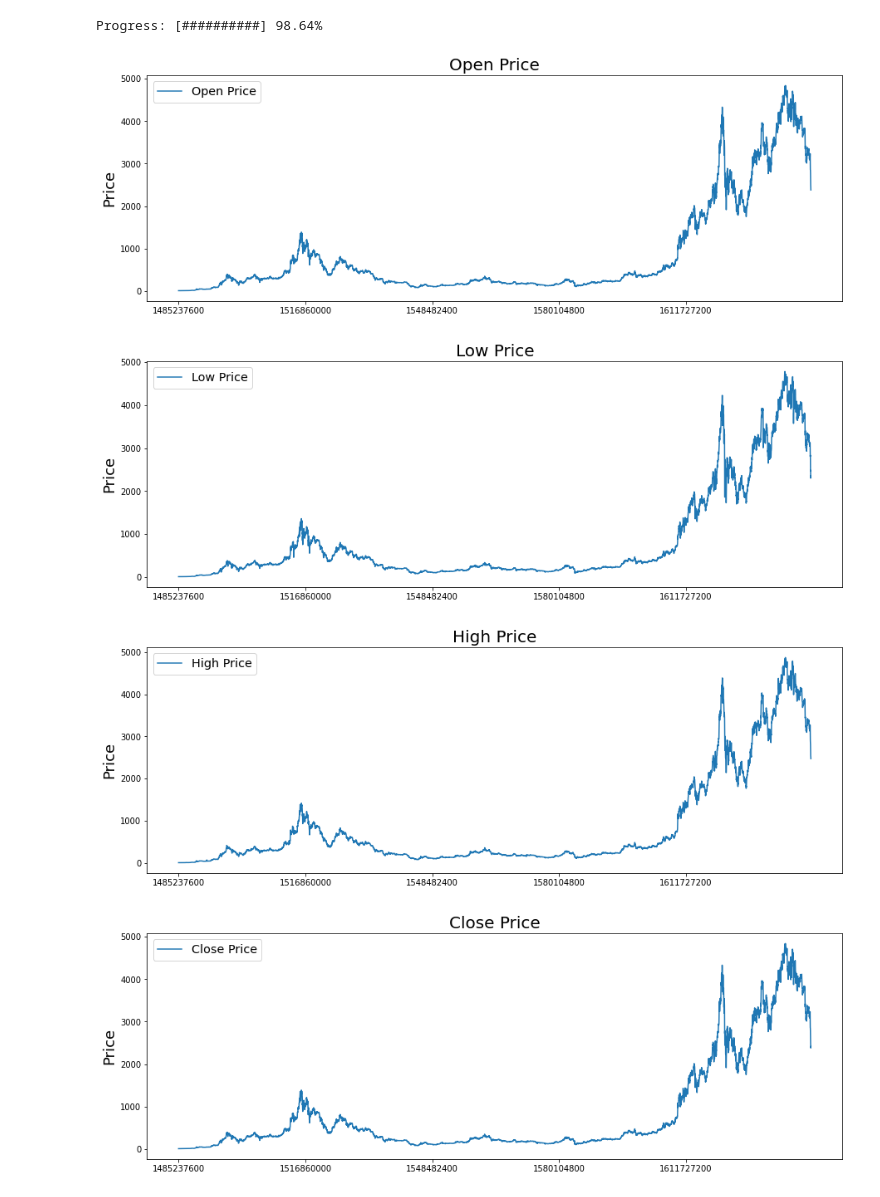
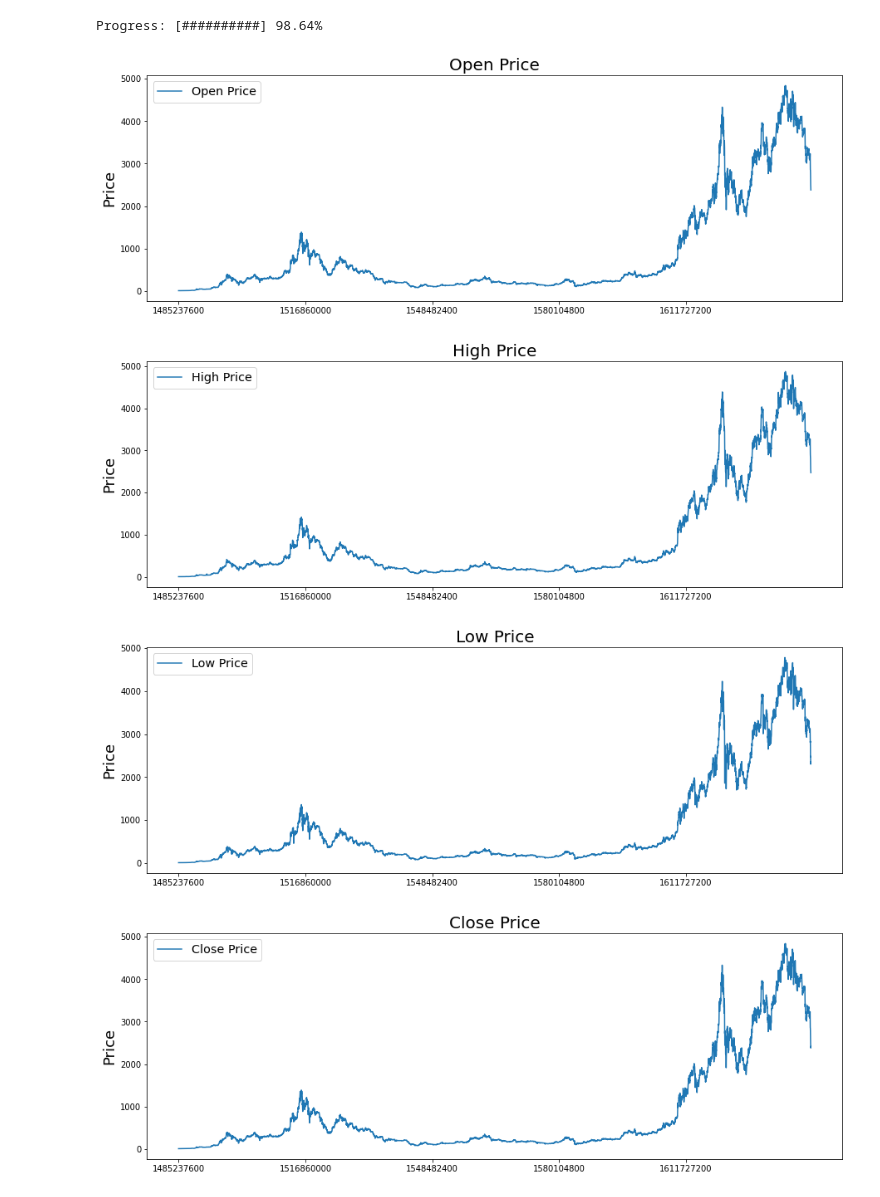
Before and after one commit to azhuang2024/trading_bot, a Jupyter notebook: blankly/data_preprocessing.ipynb, the cells around one changed output. Saved outputs shown, nothing was run; the diff lists cells and outputs as text; code cells hidden in the pictures.

Commit message:
data pre processed

```diff
--- a/blankly/data_preprocessing.ipynb
+++ b/blankly/data_preprocessing.ipynb
@@ -7,50 +7,27 @@ import matplotlib.pyplot as plt
 # %%
+# Load the data from blankly finance
 exchange = blankly.CoinbasePro(portfolio_name="my cool portfolio")
 paper_trade = blankly.PaperTrade(exchange, initial_account_values={'USD': 10000})
-eth_data = exchange.interface.history(symbol='ETH-USD', to='5y', resolution='6h', return_as='df')
-eth_data.at[594,'low'] = 305.29
+eth_hist = exchange.interface.history(symbol='ETH-USD', to='5y', resolution='6h', return_as='df')
+eth_hist.at[594,'low'] = 305.29 # manually fixed the data as the stock crashed for a split second
 # %% [output]
 INFO: "kucoin" not specified in preferences, defaulting to: "{'cash': 'USDT'}"
 INFO: "ftx" not specified in preferences, defaulting to: "{'cash': 'USD'}"
 INFO: "use_yfinance" not specified in preferences, defaulting to: "False"
 Progress: [##########] 98.64%
 # %%
-plt.figure(figsize=(15, 5))
-plt.plot(eth_data['open'])
-plt.xticks(range(0, eth_data.shape[0], 1464), eth_data['time'].loc[::1464], rotation=0)
-plt.ylabel('Price', fontsize=18)
-plt.title("Open Price", fontsize=20)
-plt.legend(['Open Price'], fontsize='x-large', loc='best')
-plt.show()
+eth_data = eth_hist # so that we don't have to get data from blankly every time
+# Used to plot OHLCV
+def price_plot(price_type):
+    plt.figure(figsize=(15, 5))
+    plt.plot(eth_data[price_type])
+    plt.xticks(range(0, eth_data.shape[0], 1464), eth_data['time'].loc[::1464], rotation=0)
+    if price_type == "volume":
+        title = price_type.capitalize()
+        plt.ylabel(title, fontsize=18)
+    else:
+        title = price_type.capitalize() + " Price"
+        plt.ylabel('Price', fontsize=18)
+    plt.title(title, fontsize=20)
+    plt.legend([title], fontsize='x-large', loc='best')
+    plt.show()
-# %% [output]
-[figure, removed]
-# %%
-plt.figure(figsize=(15, 5))
-plt.plot(eth_data['low'])
-plt.xticks(range(0, eth_data.shape[0], 1464), eth_data['time'].loc[::1464], rotation=0)
-plt.ylabel('Price', fontsize=18)
-plt.title("Low Price", fontsize=20)
-plt.legend(['Low Price'], fontsize='x-large', loc='best')
-plt.show()
-# %% [output]
-[figure, removed]
-# %%
-plt.figure(figsize=(15, 5))
-plt.plot(eth_data['high'])
-plt.xticks(range(0, eth_data.shape[0], 1464), eth_data['time'].loc[::1464], rotation=0)
-plt.ylabel('Price', fontsize=18)
-plt.title("High Price", fontsize=20)
-plt.legend(['High Price'], fontsize='x-large', loc='best')
-plt.show()
-# %% [output]
-[figure, removed]
-# %%
-plt.figure(figsize=(15, 5))
-plt.plot(eth_data['close'])
-plt.xticks(range(0, eth_data.shape[0], 1464), eth_data['time'].loc[::1464], rotation=0)
-plt.ylabel('Price', fontsize=18)
-plt.title("Close Price", fontsize=20)
-plt.legend(['Close Price'], fontsize='x-large', loc='best')
-plt.show()
-# %% [output]
-[figure, removed]
@@ -56,0 +36,12 @@ plt.show()
+# %%
+# Plot OLHCV
+price_plot("open")
+price_plot("high")
+price_plot("low")
+price_plot("close")
+price_plot("volume")
+# %% [output]
+[figure, added]
+[figure, added]
+[figure, added]
+[figure, added]
```
Also changed, not shown: parts of 10 cells of this notebook, 4 other files.
